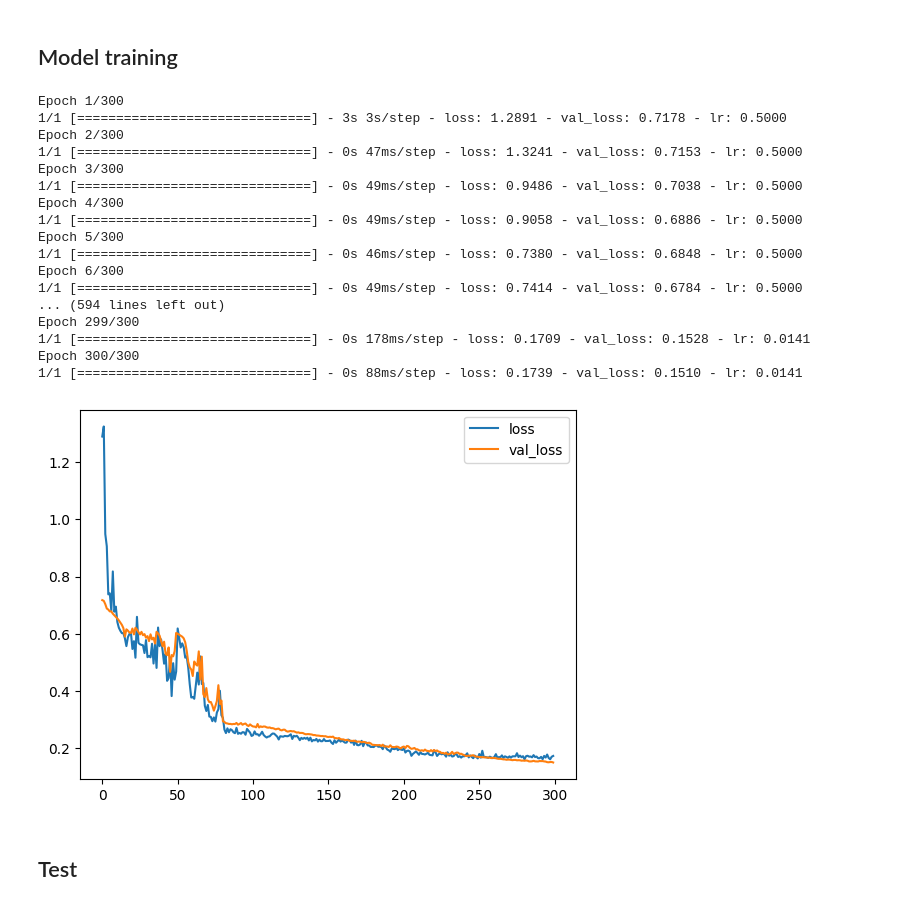
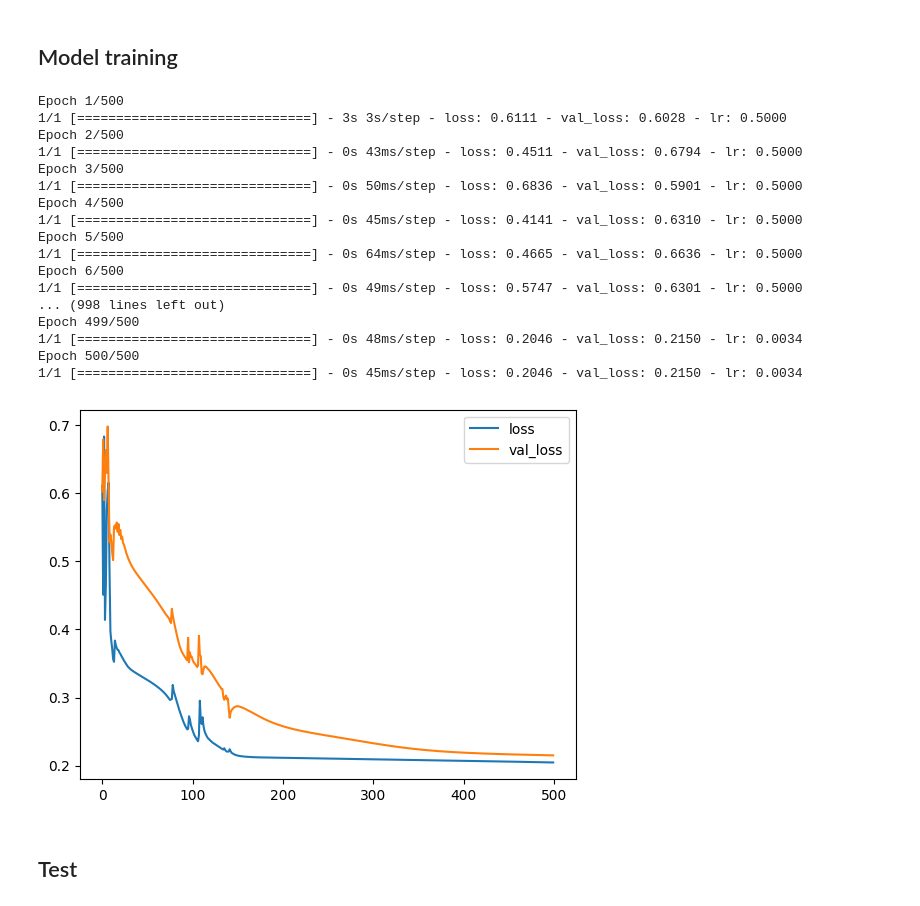
Before and after one commit to carloshernangarrido/ordinal_regression, a Jupyter notebook: single_vib_feature_913.ipynb, the cells around one changed output. Drawn from its saved outputs; the diff is of its cells as text; code cells hidden in the pictures.

```diff
--- a/exp_ana_913.ipynb
+++ b/single_vib_feature_913.ipynb
@@ -6,7 +6,7 @@ from scipy import signal, interpolate
 import numpy as np
 import folium
 # %%
-source_path = r"C:\Users\joses\Mi unidad\TRABAJO\49_profile_estimation\TRABAJO\experimental\bus_913"
+source_path = r"C:\Users\joses\Mi unidad\TRABAJO\49_profile_estimation\TRABAJO\experimental\bus_913\ordinal_regression"
 
 win_len = 500
 
@@ -238,8 +238,8 @@ ax[1].legend()
 # %%
 from sklearn.model_selection import train_test_split
 # %%
-speed_tol = 0.5 # m/s
-acc_tol = 1.1 # 1.2 # m/s2
+speed_tol = 0.01 # m/s
+acc_tol = 0.2 # 1.2 # m/s2
 
 X_ordinal = []
 y_ordinal = []
@@ -282,7 +282,7 @@ x2_nn_input = keras.layers.Input(shape=(2,))
 
 activation = 'tanh'
 reg = 'l2'
-dropout = 0.1
+dropout = 0.0
 shared_layers = [
                 #  keras.layers.Dense(64, activation=activation, kernel_regularizer=reg, bias_regularizer=reg, activity_regularizer=reg),
                 #  keras.layers.Dropout(dropout),
@@ -341,38 +341,38 @@ model_x1.build(input_shape=x1_nn_input.shape)
 # %%
 learning_rate = .5
 batch_size = X_train.shape[0]
-epochs = 300
+epochs = 500
 reduce_lr = keras.callbacks.ReduceLROnPlateau(monitor='val_loss', factor=0.7,
                                               patience=5, verbose=1,min_lr=0)
 early_stopping = keras.callbacks.EarlyStopping(monitor='val_loss', patience=100,)
 
 model.compile(optimizer=keras.optimizers.SGD(learning_rate=learning_rate), loss='mse')
 history = model.fit(x=[X_train[:, :2], X_train[:, 2:]], y=[y_train], batch_size=batch_size, epochs=epochs,
-                    validation_split=0.9,
+                    validation_split=0.1,
                     callbacks=[reduce_lr, early_stopping])
 plt.plot(history.history['loss'], label='loss')
 plt.plot(history.history['val_loss'], label='val_loss')
 plt.legend()
 plt.show()
 # %% [output]
-Epoch 1/300
-1/1 [==============================] - 3s 3s/step - loss: 1.2891 - val_loss: 0.7178 - lr: 0.5000
-Epoch 2/300
-1/1 [==============================] - 0s 47ms/step - loss: 1.3241 - val_loss: 0.7153 - lr: 0.5000
-Epoch 3/300
-1/1 [==============================] - 0s 49ms/step - loss: 0.9486 - val_loss: 0.7038 - lr: 0.5000
-Epoch 4/300
-1/1 [==============================] - 0s 49ms/step - loss: 0.9058 - val_loss: 0.6886 - lr: 0.5000
-Epoch 5/300
-1/1 [==============================] - 0s 46ms/step - loss: 0.7380 - val_loss: 0.6848 - lr: 0.5000
-Epoch 6/300
-1/1 [==============================] - 0s 49ms/step - loss: 0.7414 - val_loss: 0.6784 - lr: 0.5000
-... (594 lines left out)
-Epoch 299/300
-1/1 [==============================] - 0s 178ms/step - loss: 0.1709 - val_loss: 0.1528 - lr: 0.0141
-Epoch 300/300
-1/1 [==============================] - 0s 88ms/step - loss: 0.1739 - val_loss: 0.1510 - lr: 0.0141
+Epoch 1/500
+1/1 [==============================] - 3s 3s/step - loss: 0.6111 - val_loss: 0.6028 - lr: 0.5000
+Epoch 2/500
+1/1 [==============================] - 0s 43ms/step - loss: 0.4511 - val_loss: 0.6794 - lr: 0.5000
+Epoch 3/500
+1/1 [==============================] - 0s 50ms/step - loss: 0.6836 - val_loss: 0.5901 - lr: 0.5000
+Epoch 4/500
+1/1 [==============================] - 0s 45ms/step - loss: 0.4141 - val_loss: 0.6310 - lr: 0.5000
+Epoch 5/500
+1/1 [==============================] - 0s 64ms/step - loss: 0.4665 - val_loss: 0.6636 - lr: 0.5000
+Epoch 6/500
+1/1 [==============================] - 0s 49ms/step - loss: 0.5747 - val_loss: 0.6301 - lr: 0.5000
+... (998 lines left out)
+Epoch 499/500
+1/1 [==============================] - 0s 48ms/step - loss: 0.2046 - val_loss: 0.2150 - lr: 0.0034
+Epoch 500/500
+1/1 [==============================] - 0s 45ms/step - loss: 0.2046 - val_loss: 0.2150 - lr: 0.0034
-[figure, old version]
+[figure, new version]
 # %% [markdown]
 ## Test
 # %%
```
Also changed, not shown: parts of 5 cells of this notebook, 6 other files.
